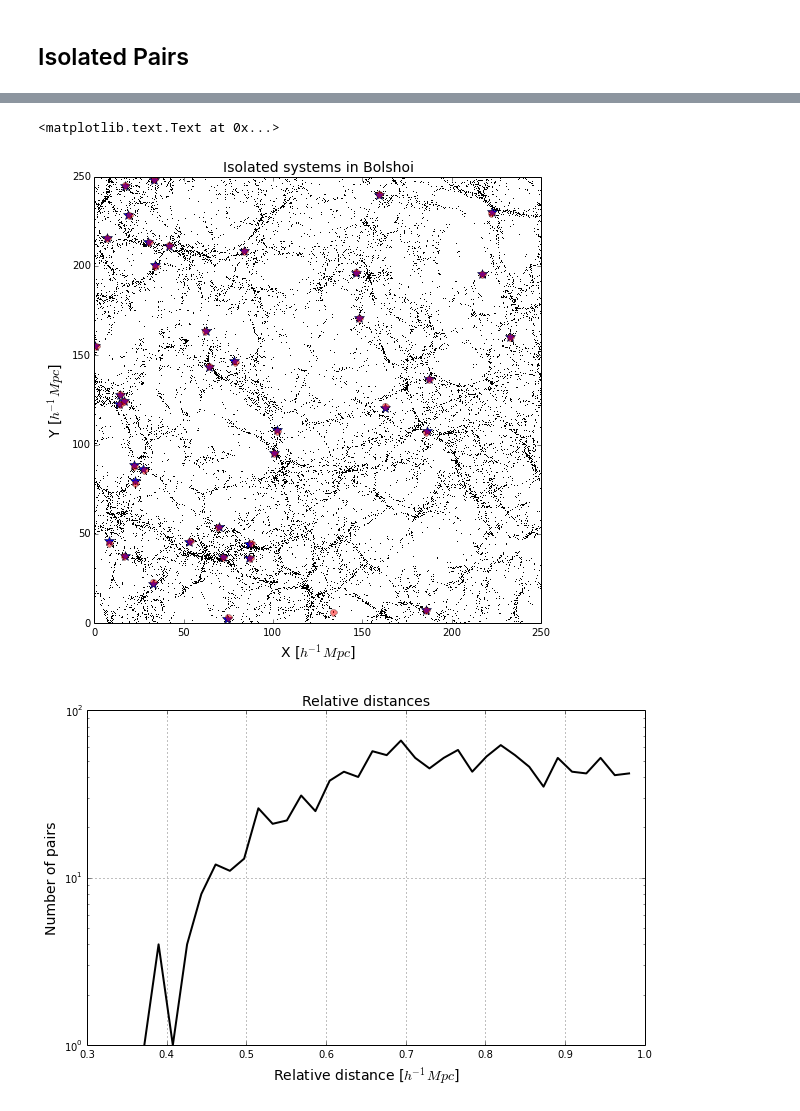
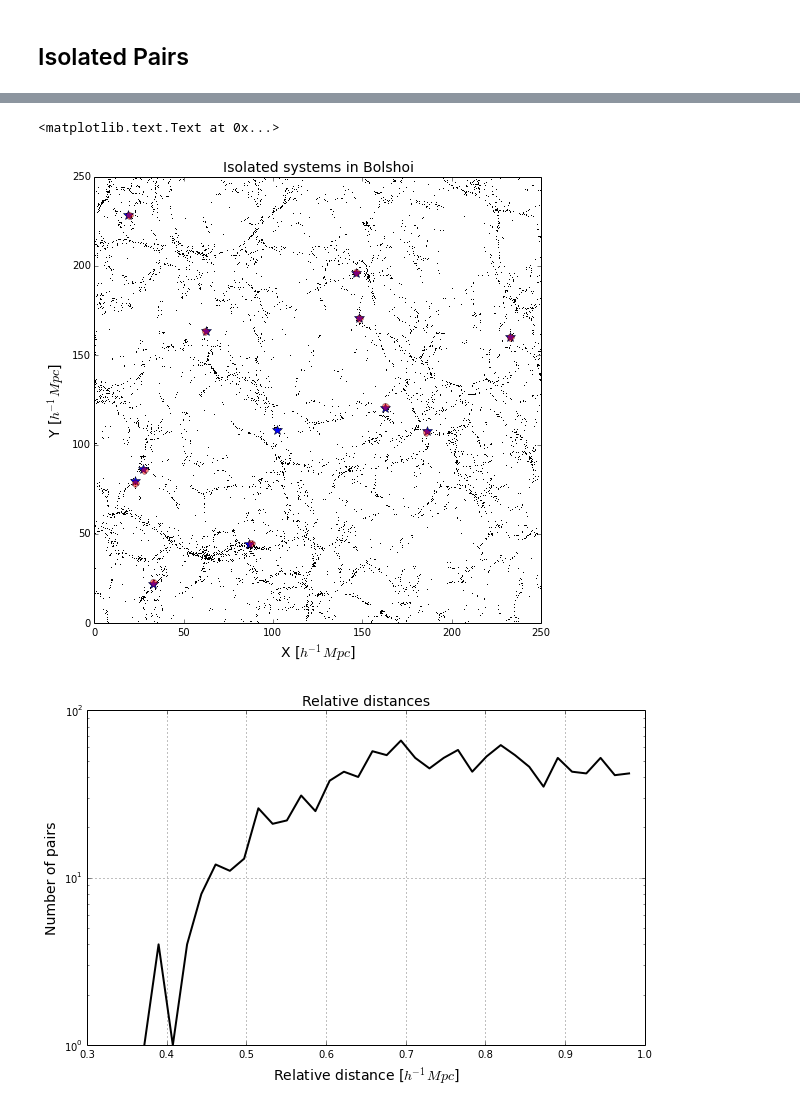
Before and after one commit to sbustamante/CosmologicalDiskSurvival, a Jupyter notebook: codes/notebook.ipynb, the cells around one changed output, grey strips where cells are left out. Drawn from its saved outputs; the diff is of its cells as text; code cells hidden in the pictures.

Commit message:
Diagram E-L for IP

```diff
--- a/codes/notebook.ipynb
+++ b/codes/notebook.ipynb
@@ -224,26 +207,26 @@ halos1 = halos[ (isopairs[:,0]-1).astype(int) ]
 halos2 = halos[ (isopairs[:,2]-1).astype(int) ]
 # %%
 #Plotting a slide
-Zmin = 0
-Zmax = 10
+Zmin = 3
+Zmax = 7
 X = halos[ (halos[:,3]>=Zmin)&(halos[:,3]<=Zmax), 1 ]
 Y = halos[ (halos[:,3]>=Zmin)&(halos[:,3]<=Zmax), 2 ]
 X1 = halos1[ (halos1[:,3]>=Zmin)&(halos1[:,3]<=Zmax), 1 ]
 Y1 = halos1[ (halos1[:,3]>=Zmin)&(halos1[:,3]<=Zmax), 2 ]
 X2 = halos2[ (halos2[:,3]>=Zmin)&(halos2[:,3]<=Zmax), 1 ]
 Y2 = halos2[ (halos2[:,3]>=Zmin)&(halos2[:,3]<=Zmax), 2 ]
 
 
 plt.figure( figsize=(8,8) )
 plt.plot( X, Y, ",", color="black" )
 plt.plot( X2, Y2, "*", color="blue", alpha = 1.0, ms = 10 )
 plt.plot( X1, Y1, "o", color="red", alpha = 0.5, ms = 7 )
 plt.xlabel( "X [$h^{-1}Mpc$]", fontsize=14 )
 plt.ylabel( "Y [$h^{-1}Mpc$]", fontsize=14 )
 plt.title( "Isolated systems in Bolshoi", fontsize=14 )
 # %% [output]
 <matplotlib.text.Text at 0x...>
-[figure, old version]
+[figure, new version]
 # %%
 #Histograms of relative distances between pairs
 hist, dists = np.histogram( isopairs[:,4], bins=np.sqrt(Nisop) )
```
Also changed, not shown: parts of 16 cells of this notebook.
